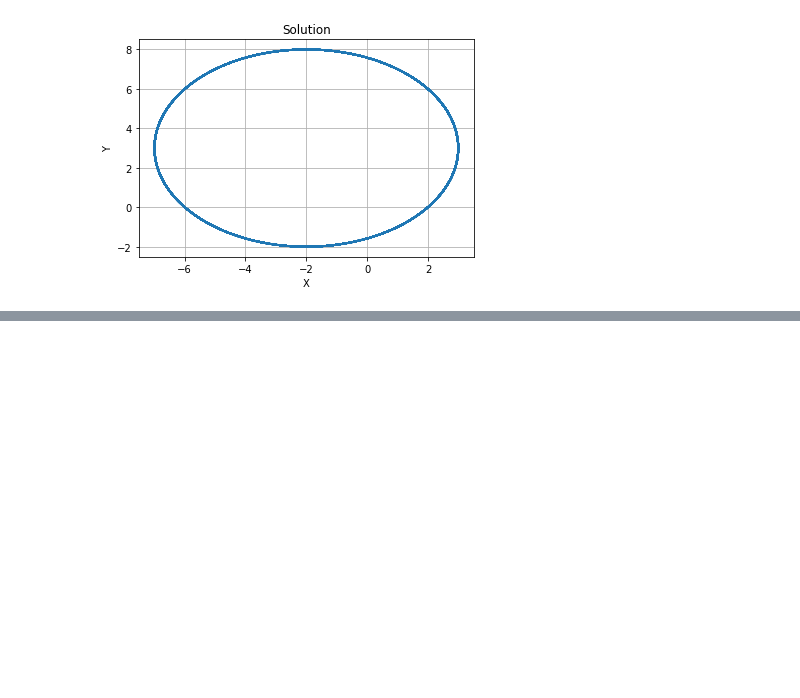
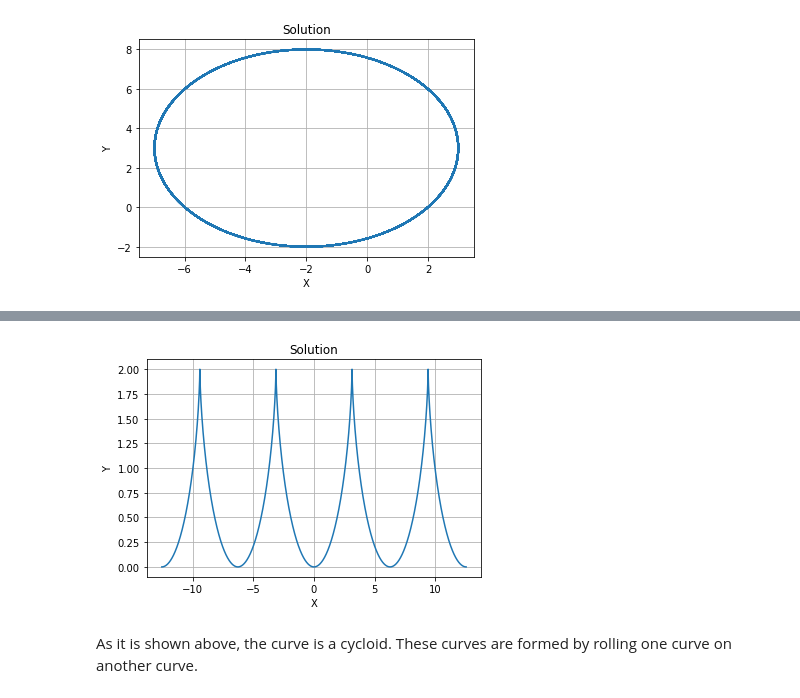
Before and after one commit to Villgarc/Representation-of-parametric-curves, a Jupyter notebook: Representation_of_parametric_curves.ipynb, the cells around one changed output, grey strips where cells are left out. Saved outputs shown, nothing was run; the diff lists cells and outputs as text; code cells hidden in the pictures; blank space fills up the shorter version.

```diff
--- a/Representation_of_parametric_curves.ipynb
+++ b/Representation_of_parametric_curves.ipynb
@@ -126,0 +132,12 @@ plt.show()
+# %%
+def x5(theta):
+  return theta + np.sin(theta)
+def y5(theta):
+  return 1-np.cos(theta)
+# %%
+plot(x5,y5,range_=[-4*np.pi,4*np.pi])
+plt.show()
+# %% [output]
+[figure, added]
+# %% [markdown]
+As it is shown above, the curve is a cycloid. These curves are formed by rolling one curve on another curve.
```
Also changed, not shown: parts of 1 cell of this notebook.
